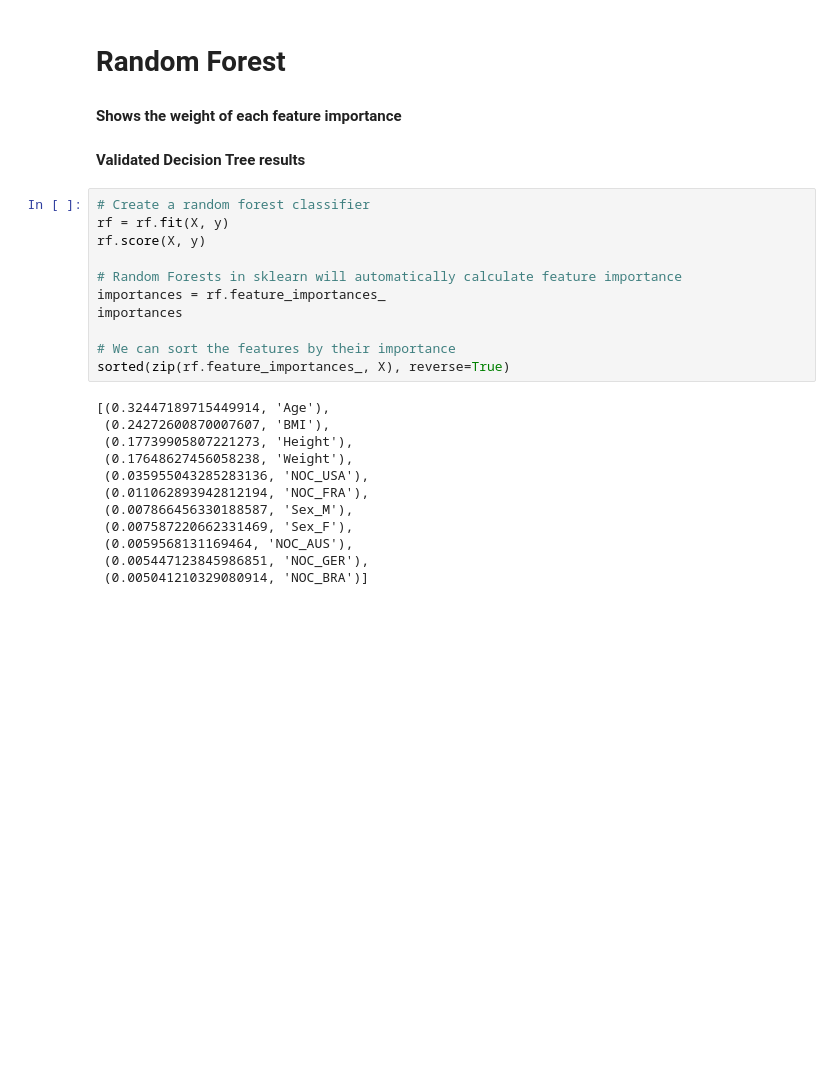
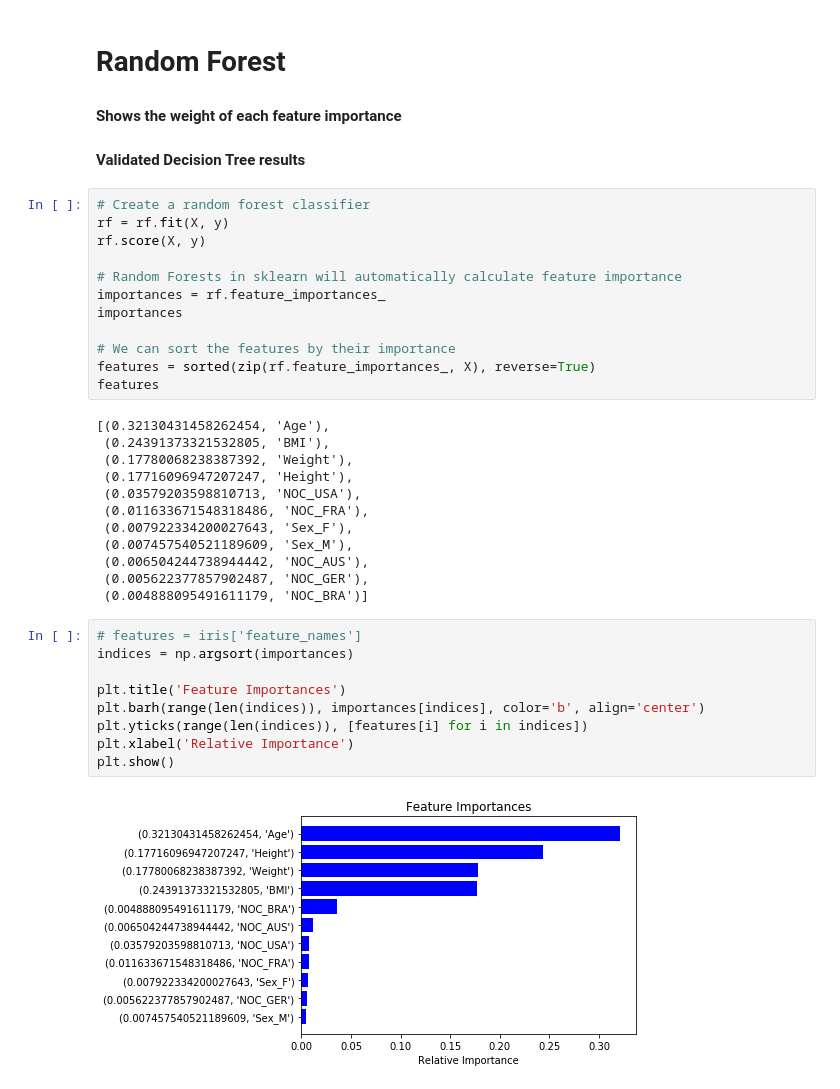
Before and after one commit to abejones26/2016_Olympic_Predictions, a Jupyter notebook: Olympic.ipynb, the cells around one changed output. Cells and saved outputs as stored; diff of their text form; blank space fills up the shorter version.

Commit message:
Add Random Forest bar chart

```diff
--- a/Olympic.ipynb
+++ b/Olympic.ipynb
@@ -371,16 +364,28 @@ importances = rf.feature_importances_
 importances
 
 # We can sort the features by their importance
-sorted(zip(rf.feature_importances_, X), reverse=True)
+features = sorted(zip(rf.feature_importances_, X), reverse=True)
+features
 # %% [output]
-[(0.32447189715449914, 'Age'),
- (0.24272600870007607, 'BMI'),
- (0.17739905807221273, 'Height'),
- (0.17648627456058238, 'Weight'),
- (0.035955043285283136, 'NOC_USA'),
- (0.011062893942812194, 'NOC_FRA'),
- (0.007866456330188587, 'Sex_M'),
- (0.007587220662331469, 'Sex_F'),
- (0.0059568131169464, 'NOC_AUS'),
- (0.005447123845986851, 'NOC_GER'),
- (0.005041210329080914, 'NOC_BRA')]
+[(0.32130431458262454, 'Age'),
+ (0.24391373321532805, 'BMI'),
+ (0.17780068238387392, 'Weight'),
+ (0.17716096947207247, 'Height'),
+ (0.03579203598810713, 'NOC_USA'),
+ (0.011633671548318486, 'NOC_FRA'),
+ (0.007922334200027643, 'Sex_F'),
+ (0.007457540521189609, 'Sex_M'),
+ (0.006504244738944442, 'NOC_AUS'),
+ (0.005622377857902487, 'NOC_GER'),
+ (0.004888095491611179, 'NOC_BRA')]
+# %%
+# features = iris['feature_names']
+indices = np.argsort(importances)
+
+plt.title('Feature Importances')
+plt.barh(range(len(indices)), importances[indices], color='b', align='center')
+plt.yticks(range(len(indices)), [features[i] for i in indices])
+plt.xlabel('Relative Importance')
+plt.show()
+# %% [output]
+[figure, added]
```
Also changed, not shown: parts of 11 cells of this notebook, 8 other files.
